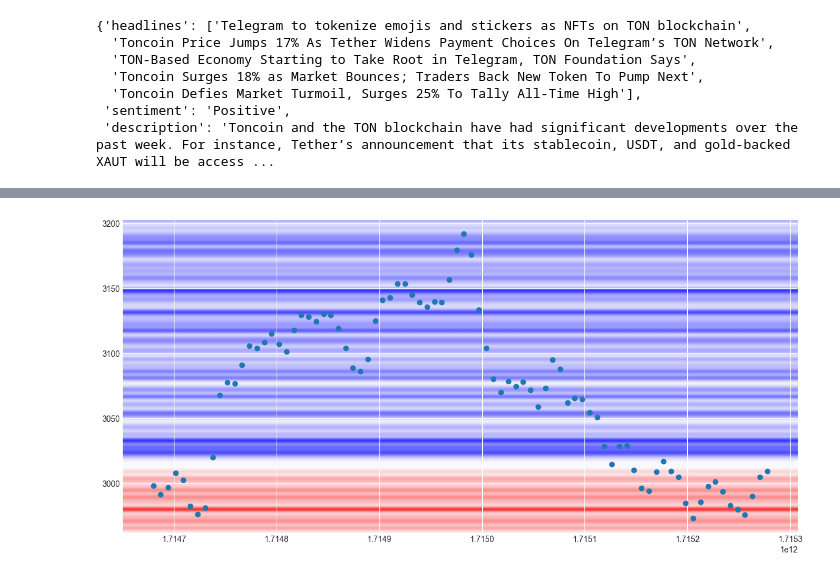
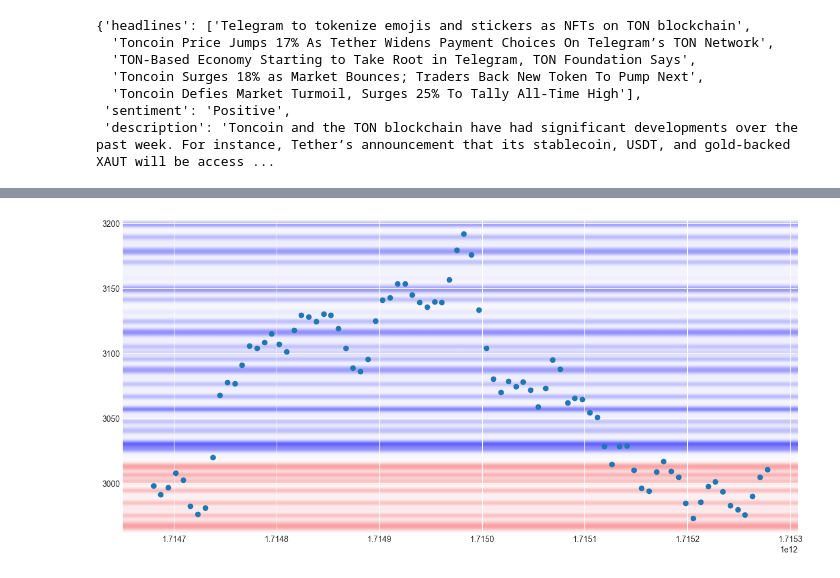
Before and after one commit to Altair200333/traderbor, a Jupyter notebook: notebooks/explore.ipynb, the cells around one changed output, grey strips where cells are left out. Saved outputs shown, nothing was run; the diff lists cells and outputs as text; code cells hidden in the pictures.

Commit message:
fix: candles plot

```diff
--- a/notebooks/explore.ipynb
+++ b/notebooks/explore.ipynb
@@ -182,7 +182,7 @@ def normalized_grid(grid):
     values_range = max(abs(max_value), abs(min_value)) * 2.0
     if values_range < threshold:
         return grid
-    return (grid - min_value)/values_range * 2 - 1.0
+    return grid/values_range
 # %%
 def normalize_heights(heights):
     if len(heights) == 0:
@@ -201,7 +201,7 @@ def create_heatmap_grid(heights, height_range, display_range, heatmap_size):
     heatmap_grid = np.zeros((h, w))
 
     # clamp and normalize data displayed
-    heights = np.array(heights)
+    heights = np.array(heights).astype(float)
     if display_range is not None and len(heights) > 0:
         range_low, range_high = display_range
         heights = [x for x in heights if x[1] >= range_low and x[1] <= range_high]
@@ -280,5 +261,5 @@ heights
 # %%
 points = [[x["t"], (x["o"] + x["c"]) * 0.5] for x in day_history]
-plot_support_heatmap(points, heights, display_range=(-0.2, 0.2), figsize=(15, 7))
+plot_support_heatmap(points, heights, display_range=(-1, 1), figsize=(15, 7))
 # %% [output]
-[figure, old version]
+[figure, new version]
```
Also changed, not shown: parts of 5 cells of this notebook.
